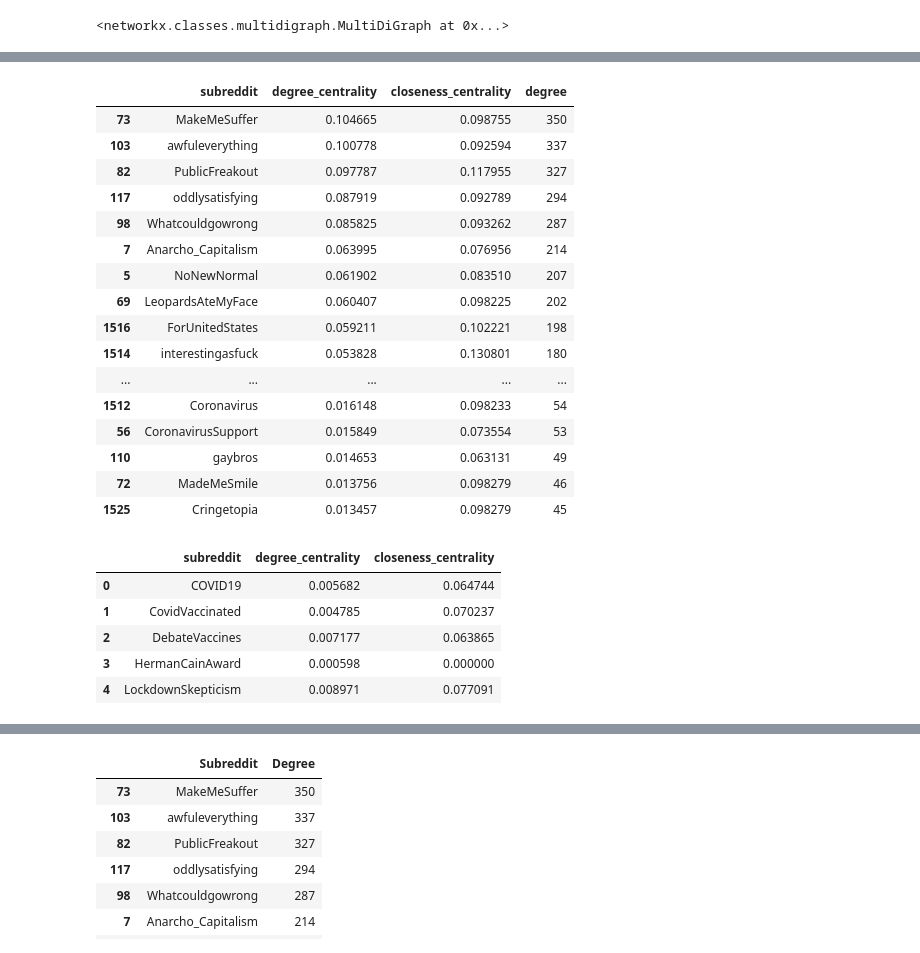
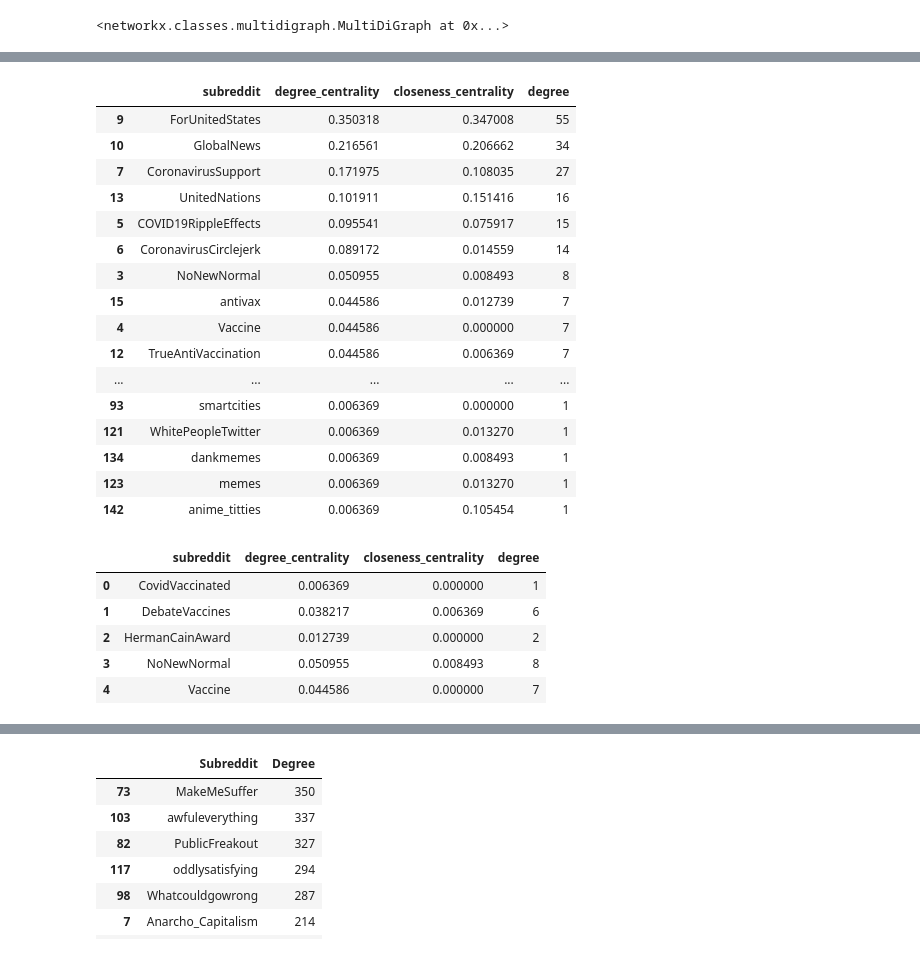
Before and after one commit to jvschlierf/networkthesis, a Jupyter notebook: analysis/subs_network.ipynb, the cells around one changed output, grey strips where cells are left out. Saved outputs shown, nothing was run; the diff lists cells and outputs as text; code cells hidden in the pictures.

```diff
--- a/analysis/subs_network.ipynb
+++ b/analysis/subs_network.ipynb
@@ -4,7 +4,7 @@ import pandas as pd
 import numpy as np
 import matplotlib.pyplot as plt
 # %%
-df = pd.read_pickle('../../Files/test0609_cross.pickle')
+df = pd.read_pickle('/Users/jakobschlierf/Downloads/reptest_cross.pickle')
 ratio3 = pd.read_pickle('../../Files/test0609_ratio_temp3.pickle')
 ratio2 = pd.read_pickle('../../Files/test0609_ratio_temp2.pickle')
 # %%
@@ -101,9 +101,9 @@ nx.draw(G, pos=nx.circular_layout(G), node_color='r', edge_color='b')
 # %%
-df = pd.DataFrame.from_dict(nx.degree_centrality(G), orient='index', columns=['degree_centrality'])
-df = df.reset_index().rename(columns={'index': 'subreddit'})
-df['closeness_centrality'] = df['subreddit'].map(nx.closeness_centrality(G))
-df['degree'] = df['subreddit'].map(G.degree)
+df2 = pd.DataFrame.from_dict(nx.degree_centrality(G), orient='index', columns=['degree_centrality'])
+df2 = df2.reset_index().rename(columns={'index': 'subreddit'})
+df2['closeness_centrality'] = df2['subreddit'].map(nx.closeness_centrality(G))
+df2['degree'] = df2['subreddit'].map(G.degree)
 
-df.head()
+df2.head()
 # %% [output]
 |  | subreddit | degree_centrality | closeness_centrality | degree |
@@ -115,20 +115,20 @@ df.head()
 # %%
-df.sort_values('degree_centrality',ascending=False).head(60)
+df2.sort_values('degree_centrality',ascending=False).head(60)
 # %% [output]
 |  | subreddit | degree_centrality | closeness_centrality | degree |
-| 73 | MakeMeSuffer | 0.104665 | 0.098755 | 350 |
-| 103 | awfuleverything | 0.100778 | 0.092594 | 337 |
-| 82 | PublicFreakout | 0.097787 | 0.117955 | 327 |
-| 117 | oddlysatisfying | 0.087919 | 0.092789 | 294 |
-| 98 | Whatcouldgowrong | 0.085825 | 0.093262 | 287 |
-| 7 | Anarcho_Capitalism | 0.063995 | 0.076956 | 214 |
-| 5 | NoNewNormal | 0.061902 | 0.083510 | 207 |
-| 69 | LeopardsAteMyFace | 0.060407 | 0.098225 | 202 |
-| 1516 | ForUnitedStates | 0.059211 | 0.102221 | 198 |
-| 1514 | interestingasfuck | 0.053828 | 0.130801 | 180 |
+| 9 | ForUnitedStates | 0.350318 | 0.347008 | 55 |
+| 10 | GlobalNews | 0.216561 | 0.206662 | 34 |
+| 7 | CoronavirusSupport | 0.171975 | 0.108035 | 27 |
+| 13 | UnitedNations | 0.101911 | 0.151416 | 16 |
+| 5 | COVID19RippleEffects | 0.095541 | 0.075917 | 15 |
+| 6 | CoronavirusCirclejerk | 0.089172 | 0.014559 | 14 |
+| 3 | NoNewNormal | 0.050955 | 0.008493 | 8 |
+| 15 | antivax | 0.044586 | 0.012739 | 7 |
+| 4 | Vaccine | 0.044586 | 0.000000 | 7 |
+| 12 | TrueAntiVaccination | 0.044586 | 0.006369 | 7 |
 | ... | ... | ... | ... | ... |
-| 1512 | Coronavirus | 0.016148 | 0.098233 | 54 |
-| 56 | CoronavirusSupport | 0.015849 | 0.073554 | 53 |
-| 110 | gaybros | 0.014653 | 0.063131 | 49 |
-| 72 | MadeMeSmile | 0.013756 | 0.098279 | 46 |
-| 1525 | Cringetopia | 0.013457 | 0.098279 | 45 |
+| 93 | smartcities | 0.006369 | 0.000000 | 1 |
+| 121 | WhitePeopleTwitter | 0.006369 | 0.013270 | 1 |
+| 134 | dankmemes | 0.006369 | 0.008493 | 1 |
+| 123 | memes | 0.006369 | 0.013270 | 1 |
+| 142 | anime_titties | 0.006369 | 0.105454 | 1 |
@@ -137,12 +135,12 @@ t = nx.closeness_centrality(G)
 # %%
 df.head()
 # %% [output]
-|  | subreddit | degree_centrality | closeness_centrality |
-| 0 | COVID19 | 0.005682 | 0.064744 |
-| 1 | CovidVaccinated | 0.004785 | 0.070237 |
-| 2 | DebateVaccines | 0.007177 | 0.063865 |
-| 3 | HermanCainAward | 0.000598 | 0.000000 |
-| 4 | LockdownSkepticism | 0.008971 | 0.077091 |
+|  | subreddit | degree_centrality | closeness_centrality | degree |
+| 0 | CovidVaccinated | 0.006369 | 0.000000 | 1 |
+| 1 | DebateVaccines | 0.038217 | 0.006369 | 6 |
+| 2 | HermanCainAward | 0.012739 | 0.000000 | 2 |
+| 3 | NoNewNormal | 0.050955 | 0.008493 | 8 |
+| 4 | Vaccine | 0.044586 | 0.000000 | 7 |
 # %%
 nx.closeness_centrality(G)
 nx.betweenness_centrality(G)
```
Also changed, not shown: parts of 5 cells of this notebook.
